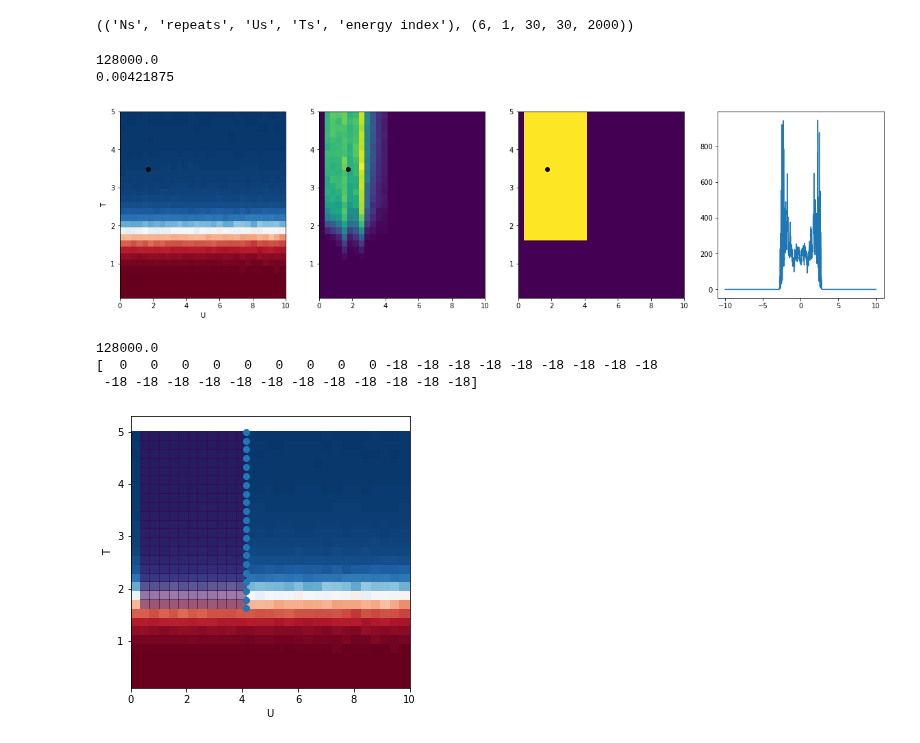
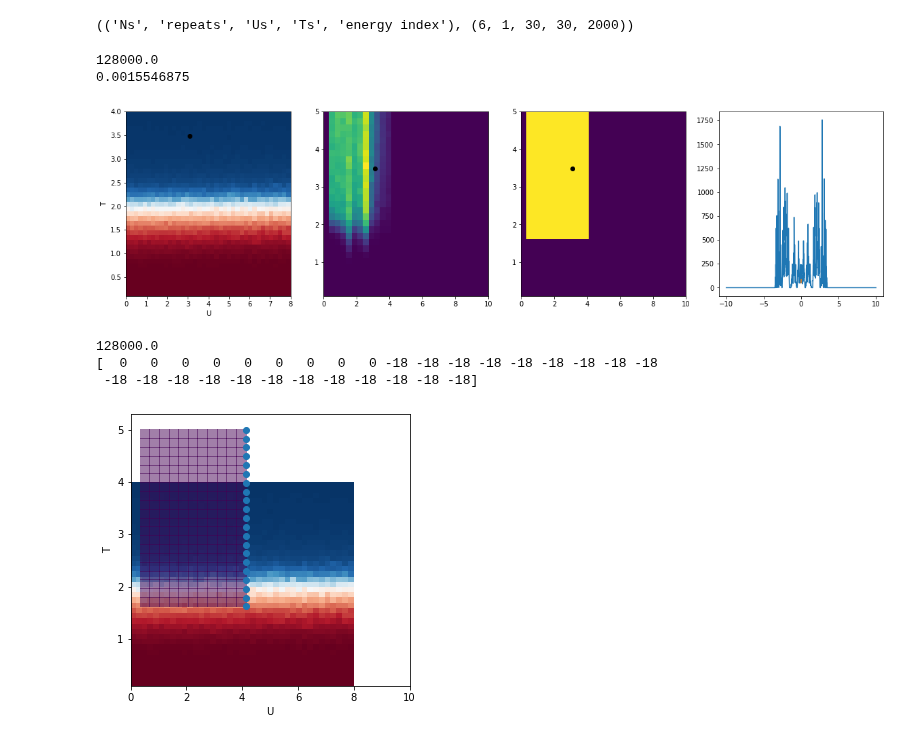
Before and after one commit to TomHodson/FKMC, a Jupyter notebook: notebooks/short_paper_figure_code/gap_opening_TU_plot.ipynb, the cells around one changed output. Drawn from its saved outputs; the diff is of its cells as text; code cells hidden in the pictures.

```diff
--- a/notebooks/short_paper_figure_code/gap_opening_TU_plot.ipynb
+++ b/notebooks/short_paper_figure_code/gap_opening_TU_plot.ipynb
@@ -15,15 +15,15 @@ Imported pathlib::Path, os, munch::Munch, pickle, logging, itertools::count, mat
 Names are pyplot = plt, matplotlib = mpl, numpy = np
 # %%
 def TU_phase_diagram(ax):
-    with open( data_location / 'TU_phase_data.pickle', 'rb') as file:
+    with open( data_location / 'TU_finer_data.pickle', 'rb') as file:
         TU_data = pickle.load(file)
 
 
     plot_binder = False
     norm = mpl.colors.Normalize(vmin=0, vmax=1)
     #TU_data.hints.Mf_moments == ('Ns', 'repeats', 'Us', 'Ts', 'moment', 'MCstep')
-    M2 = TU_data.Mf_moments[-1, :, :, :, 2].mean(axis = (0)).T
-    M4 = TU_data.Mf_moments[-1, :, :, :, 4].mean(axis = (0)).T
+    M2 = np.nanmean(TU_data.Mf_moments[-1, :, :, :, 2], axis = (0)).T
+    M4 = np.nanmean(TU_data.Mf_moments[-1, :, :, :, 4], axis = (0)).T
     Y = M2**2 / M4 if plot_binder else M2
 
     pcol = ax.pcolormesh(TU_data.Us, TU_data.Ts, Y, cmap="RdBu_r", norm = norm, linewidth=0, rasterized = True)
@@ -37,5 +37,5 @@ TU_phase_diagram(axes)
 # %%
-with open( data_location / 'TU_phase_data.pickle', 'rb') as file:
+with open( data_location / 'TU_finer_data.pickle', 'rb') as file:
     TU_data = pickle.load(file)
 
 TU_data.keys()
@@ -46,9 +46,8 @@ TU_data.hints.IPR, TU_data.IPR.shape
 # %% [output]
 (('Ns', 'repeats', 'Us', 'Ts', 'energy index'), (6, 1, 30, 30, 2000))
 # %%
-Ui = 5
+Ui = 9
 Ti = 20
-
 
 e = 0.01
 ix = (-e < TU_data.E_bins[:-1] ) & (TU_data.E_bins[:-1] < e)
@@ -58,7 +57,7 @@ normalisation = DOS.sum(axis = -1)[0, 0]
 print(normalisation)
 percent_low_E_states = DOS[:, :, ix].sum(axis = -1) / normalisation
 
-single = TU_data.DOS[-1, :, Ui, Ti, :].mean(axis = 0)
+single = np.nanmean(TU_data.DOS[-1, :, Ui, Ti, :], axis = 0)
 
 f, ax = plt.subplots(1,4, figsize = (20, 5), gridspec_kw = dict())
 
@@ -71,7 +70,7 @@ ax[1].plot([TU_data.Us[Ui],], [TU_data.Ts[Ti],], marker = 'o', color = 'k')
 ax[2].plot([TU_data.Us[Ui],], [TU_data.Ts[Ti],], marker = 'o', color = 'k')
 
 
-M2 = TU_data.Mf_moments[-1, :, :, :, 2].mean(axis = (0)).T
+M2 = np.nanmean(TU_data.Mf_moments[-1, :, :, :, 2], axis = (0)).T
 ax[2].pcolormesh(TU_data.Us, TU_data.Ts, (percent_low_E_states.T > 0) & (M2 < 0.7) , linewidth=0, rasterized = True)
 
 single[~ix] = np.NaN
@@ -81,8 +80,8 @@ percent_low_E_states = DOS[:, :, ix].sum(axis = -1) / normalisation
 print(percent_low_E_states[Ui, Ti])
 # %% [output]
 128000.0
-0.00421875
+0.0015546875
-[figure, old version]
+[figure, new version]
 # %%
 #the width of the energy bin to use
 e = 0.01
@@ -97,32 +96,39 @@ normalisation = DOS.sum(axis = -1)[0, 0]
 print(normalisation)
 
 #the percentage of states near 0
 percent_low_E_states = DOS[:, :, ix].sum(axis = -1) / normalisation
 
 #only want the vertical part
 Y = (percent_low_E_states.T > 0) & (M2 < 0.7)
 
 #uses the fact that argmax returns the position of the first "True" value
 #uses [:, ::-1] because we want the last along the U axis
 #but that gives us it measured from the end, so use it as a negative index
 edge = -np.argmax((Y == 1)[:, ::-1], axis = 1)
 nonzero = edge != 0
 edgeU = TU_data.Us[edge[nonzero]]
 edgeT = TU_data.Ts[nonzero]
 
 print(edge)
 
 f, ax = plt.subplots(1,1, figsize = (5, 5), gridspec_kw = dict())
 TU_phase_diagram(ax)
 pcol = ax.pcolormesh(TU_data.Us, TU_data.Ts, np.choose(Y, [np.NaN,1]), linewidth=0, rasterized = True, alpha = 0.5)
 ax.scatter(edgeU, edgeT)
 
 
 with open( data_location / 'TU_phase_gap_gapless_line.pickle', 'wb') as file:
-    line = dict(U = edgeU, T = edgeT)
+    line = dict(
+        energy_interval = e,
+        DOS = DOS,
+        M2 = M2,
+        percent_low_E_states = percent_low_E_states,
+        Y = Y,
+        U = edgeU,
+        T = edgeT)
     pickle.dump(line, file)
 # %% [output]
 128000.0
 [  0   0   0   0   0   0   0   0   0 -18 -18 -18 -18 -18 -18 -18 -18 -18
  -18 -18 -18 -18 -18 -18 -18 -18 -18 -18 -18 -18]
-[figure, old version]
+[figure, new version]
```
Also changed, not shown: parts of 2 cells of this notebook, 6 other files.
